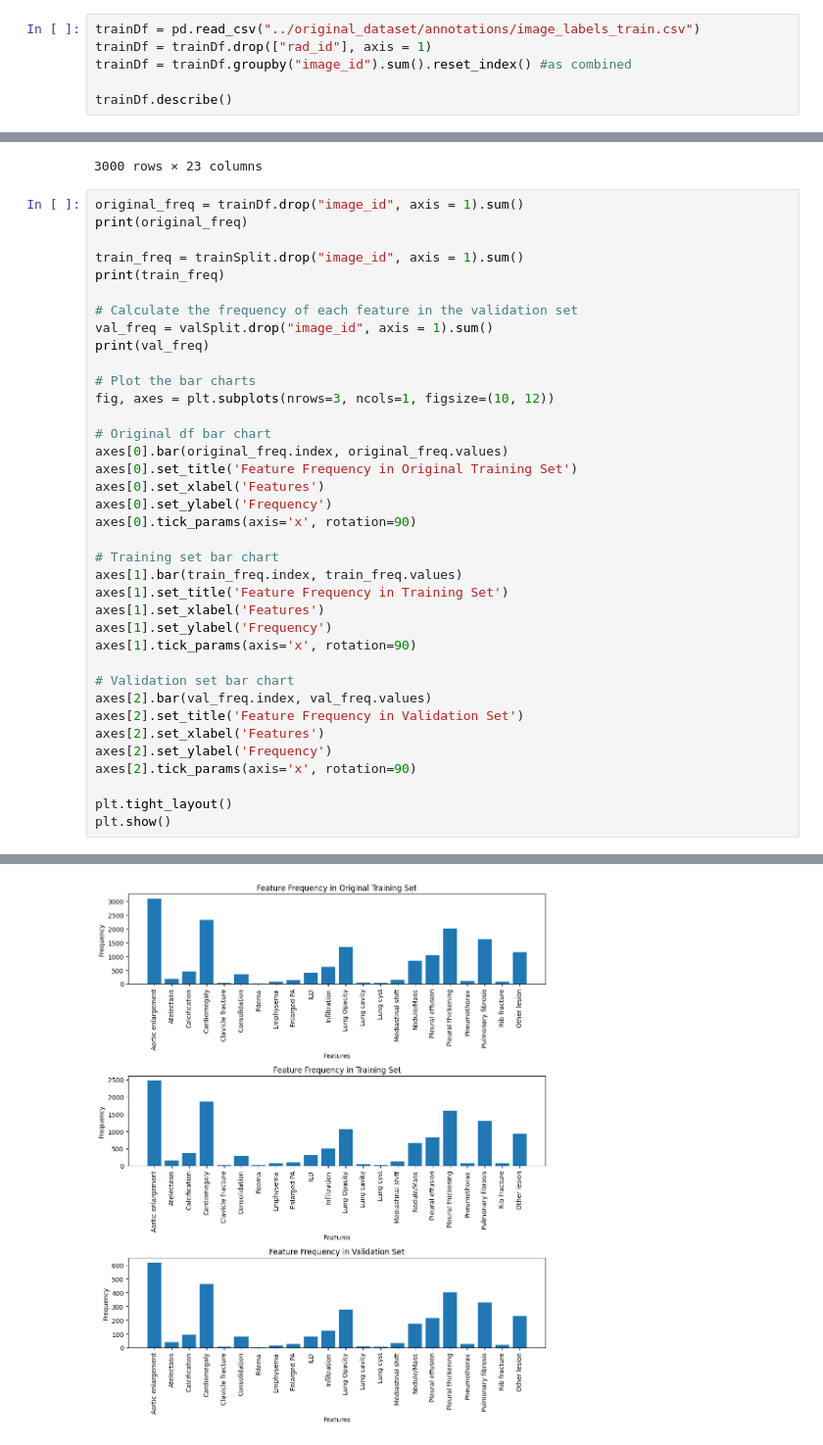
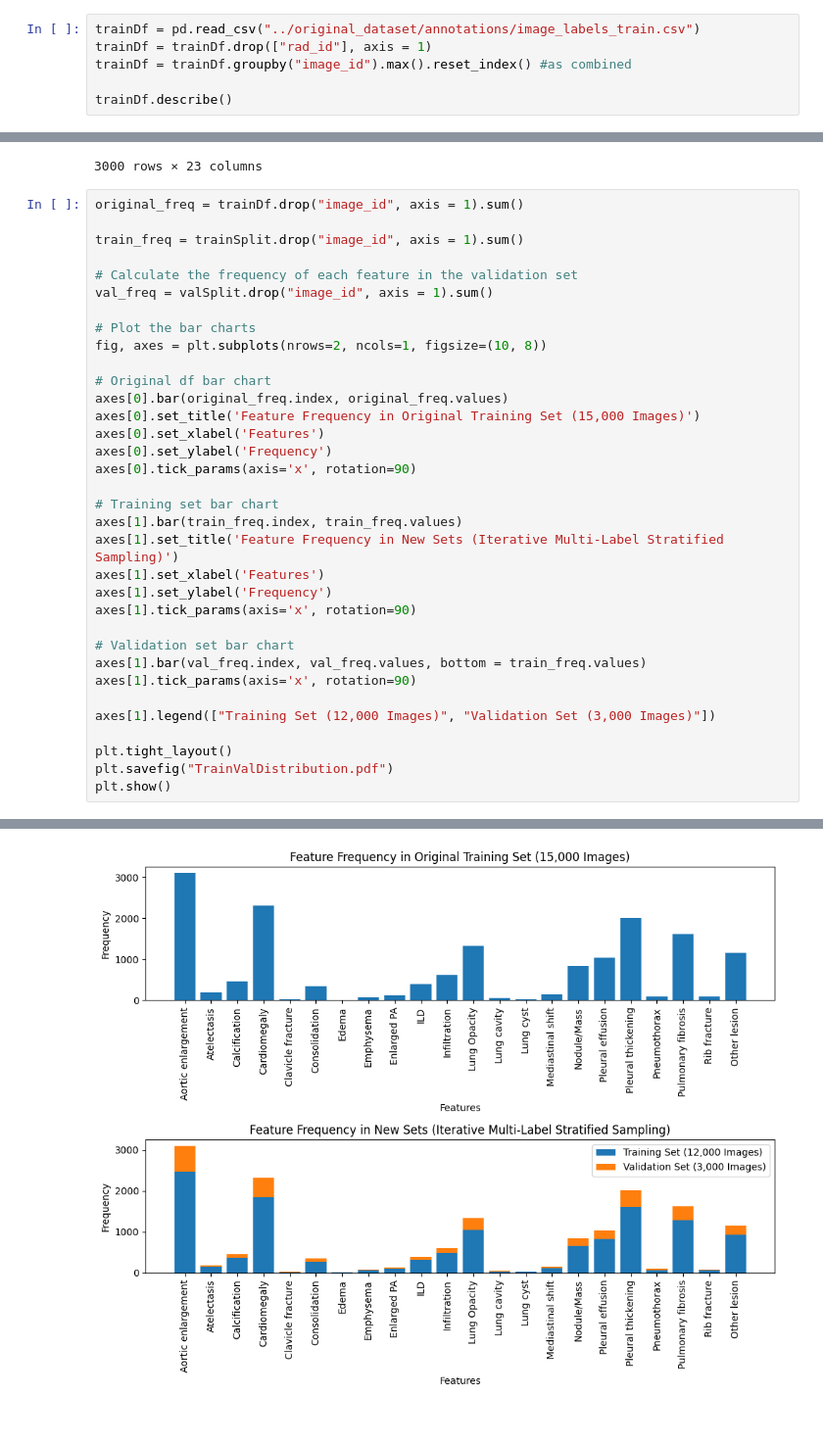
Before and after one commit to kaichenchai/Mini_VinDr_CXR_Dataset, a Jupyter notebook: stratifiedSplit/splitImages.ipynb, the cells around one changed output, grey strips where cells are left out. Shown at 98% size. Drawn from its saved outputs; the diff is of its cells as text.

Commit message:
made and validated train test split

```diff
--- a/stratifiedSplit/splitImages.ipynb
+++ b/stratifiedSplit/splitImages.ipynb
@@ -8,6 +8,6 @@ import matplotlib.pyplot as plt
 # %%
 trainDf = pd.read_csv("../original_dataset/annotations/image_labels_train.csv")
 trainDf = trainDf.drop(["rad_id"], axis = 1)
-trainDf = trainDf.groupby("image_id").sum().reset_index() #as combined
+trainDf = trainDf.groupby("image_id").max().reset_index() #as combined
 
 trainDf.describe()
@@ -93,39 +104,36 @@ valSplit
 3000 rows × 23 columns
 # %%
 original_freq = trainDf.drop("image_id", axis = 1).sum()
-print(original_freq)
 
 train_freq = trainSplit.drop("image_id", axis = 1).sum()
-print(train_freq)
 
 # Calculate the frequency of each feature in the validation set
 val_freq = valSplit.drop("image_id", axis = 1).sum()
-print(val_freq)
 
 # Plot the bar charts
-fig, axes = plt.subplots(nrows=3, ncols=1, figsize=(10, 12))
+fig, axes = plt.subplots(nrows=2, ncols=1, figsize=(10, 8))
 
 # Original df bar chart
 axes[0].bar(original_freq.index, original_freq.values)
-axes[0].set_title('Feature Frequency in Original Training Set')
+axes[0].set_title('Feature Frequency in Original Training Set (15,000 Images)')
 axes[0].set_xlabel('Features')
 axes[0].set_ylabel('Frequency')
 axes[0].tick_params(axis='x', rotation=90)
 
 # Training set bar chart
 axes[1].bar(train_freq.index, train_freq.values)
-axes[1].set_title('Feature Frequency in Training Set')
+axes[1].set_title('Feature Frequency in New Sets (Iterative Multi-Label Stratified Sampling)')
 axes[1].set_xlabel('Features')
 axes[1].set_ylabel('Frequency')
 axes[1].tick_params(axis='x', rotation=90)
 
 # Validation set bar chart
-axes[2].bar(val_freq.index, val_freq.values)
-axes[2].set_title('Feature Frequency in Validation Set')
-axes[2].set_xlabel('Features')
-axes[2].set_ylabel('Frequency')
-axes[2].tick_params(axis='x', rotation=90)
+axes[1].bar(val_freq.index, val_freq.values, bottom = train_freq.values)
+axes[1].tick_params(axis='x', rotation=90)
+
+axes[1].legend(["Training Set (12,000 Images)", "Validation Set (3,000 Images)"])
 
 plt.tight_layout()
+plt.savefig("TrainValDistribution.pdf")
 plt.show()
 # %% [output]
@@ -149 +140 @@ dtype: int64
-[figure, old version]
+[figure, new version]
```
Also changed, not shown: parts of 5 cells of this notebook, 6 other files.
